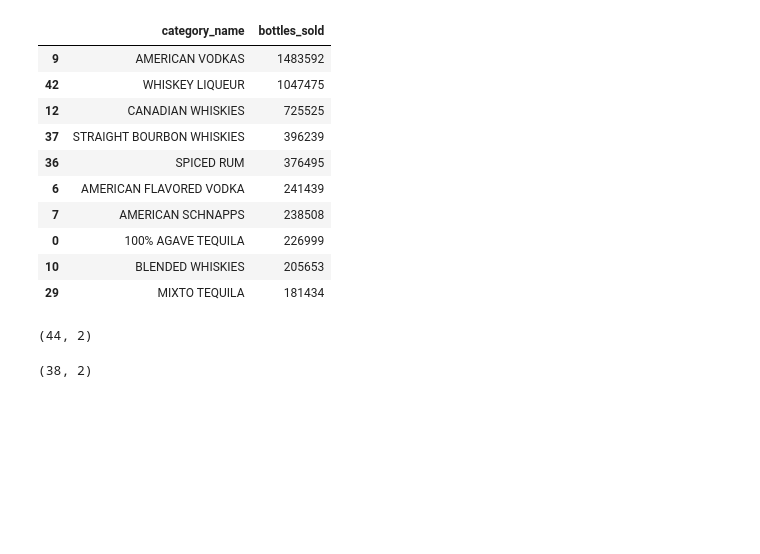
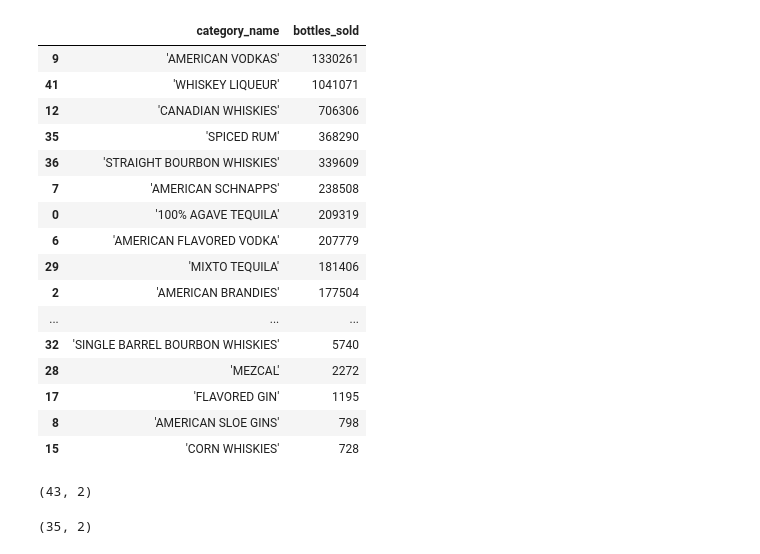
Before and after one commit to hilinski/liquor_demand_forecasting, a Jupyter notebook: notebooks/felipe.ipynb, the cells around one changed output. Cells and saved outputs as stored; diff of their text form; code cells hidden in the pictures; blank space fills up the shorter version.

```diff
--- a/notebooks/felipe.ipynb
+++ b/notebooks/felipe.ipynb
@@ -3,24 +12,42 @@ from google.cloud import bigquery
 from google.cloud import bigquery_storage
 
 import pandas as pd
+pd.set_option('display.max_columns', None)
 
 import matplotlib.pyplot as plt
 import seaborn as sns
+
+import sys
+import os
+
+# Add the parent directory to sys.path
+sys.path.append(os.path.abspath(".."))
+from liquor_app.interface.main import preprocess
 # %%
 # Create BigQuery client
-client = bigquery.Client()
+# client = bigquery.Client()
 
-# Create BigQuery Storage client
-bqstorage_client = bigquery_storage.BigQueryReadClient()
+# # Create BigQuery Storage client
+# bqstorage_client = bigquery_storage.BigQueryReadClient()
 
-query = """
-SELECT *
-FROM `bigquery-public-data.iowa_liquor_sales.sales`
-WHERE date <= '2023-03-31' and date >= '2023-01-01'
-"""
+# query = """
+#         SELECT *
+#         FROM `bigquery-public-data.iowa_liquor_sales.sales`
+#         WHERE vendor_number IN (
+#             SELECT vendor_number
+#             FROM `bigquery-public-data.iowa_liquor_sales.sales`
+#             GROUP BY vendor_number
+#             ORDER BY SUM(bottles_sold) DESC
+#             LIMIT 20
+#         );
+# """
 
 # Fetch results using BigQuery Storage API
-df = client.query(query).to_dataframe(bqstorage_client=bqstorage_client)
+df = preprocess()
+
+# Display unique vendor numbers in the retrieved data
+print("Unique vendor numbers in retrieved data:", df["vendor_number"].unique())
+print("Number of unique vendors:", df["vendor_number"].nunique())
 
 # Display results
 df.head()
@@ -55,28 +98,37 @@ memory usage: 116.1+ MB
 # %%
+# Ensure all values in category_name are strings
+df['category_name'] = df['category_name'].astype(str).str.replace(r'\[|\]', '', regex=True).str.strip()
+
 # Group by the category column and sum the bottles sold for each category
 category_bottles = df.groupby('category_name')['bottles_sold'].sum().reset_index()
 
 # Optionally, sort the results by bottles sold in descending order for easier viewing
 category_bottles = category_bottles.sort_values(by='bottles_sold', ascending=False)
-category_bottles.head(10)
+category_bottles
 # %% [output]
 |  | category_name | bottles_sold |
-| 9 | AMERICAN VODKAS | 1483592 |
-| 42 | WHISKEY LIQUEUR | 1047475 |
-| 12 | CANADIAN WHISKIES | 725525 |
-| 37 | STRAIGHT BOURBON WHISKIES | 396239 |
-| 36 | SPICED RUM | 376495 |
-| 6 | AMERICAN FLAVORED VODKA | 241439 |
-| 7 | AMERICAN SCHNAPPS | 238508 |
-| 0 | 100% AGAVE TEQUILA | 226999 |
-| 10 | BLENDED WHISKIES | 205653 |
-| 29 | MIXTO TEQUILA | 181434 |
+| 9 | 'AMERICAN VODKAS' | 1330261 |
+| 41 | 'WHISKEY LIQUEUR' | 1041071 |
+| 12 | 'CANADIAN WHISKIES' | 706306 |
+| 35 | 'SPICED RUM' | 368290 |
+| 36 | 'STRAIGHT BOURBON WHISKIES' | 339609 |
+| 7 | 'AMERICAN SCHNAPPS' | 238508 |
+| 0 | '100% AGAVE TEQUILA' | 209319 |
+| 6 | 'AMERICAN FLAVORED VODKA' | 207779 |
+| 29 | 'MIXTO TEQUILA' | 181406 |
+| 2 | 'AMERICAN BRANDIES' | 177504 |
+| ... | ... | ... |
+| 32 | 'SINGLE BARREL BOURBON WHISKIES' | 5740 |
+| 28 | 'MEZCAL' | 2272 |
+| 17 | 'FLAVORED GIN' | 1195 |
+| 8 | 'AMERICAN SLOE GINS' | 798 |
+| 15 | 'CORN WHISKIES' | 728 |
 # %%
 category_bottles.shape
 # %% [output]
-(44, 2)
+(43, 2)
 # %%
 category_bottles[category_bottles['bottles_sold']> 10000].shape
 # %% [output]
-(38, 2)
+(35, 2)
 # %%
```
Also changed, not shown: parts of 19 cells of this notebook, 1 other file.
